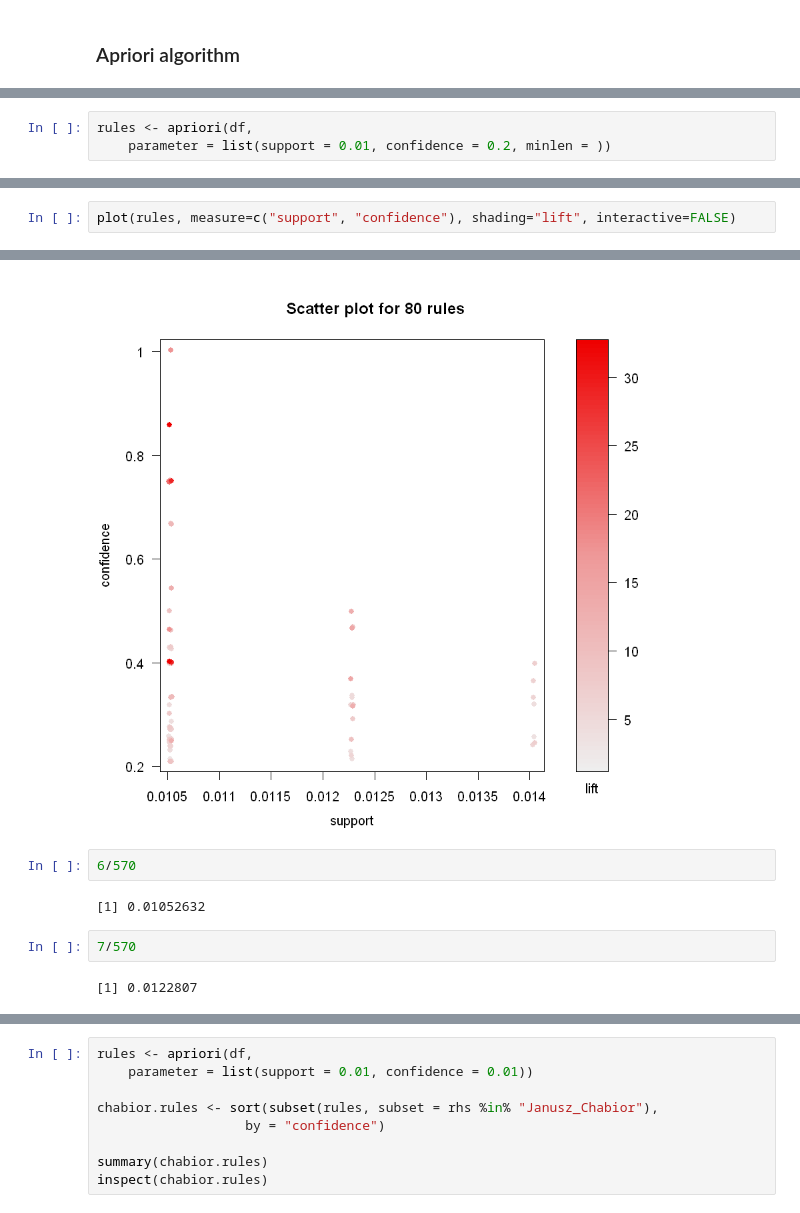
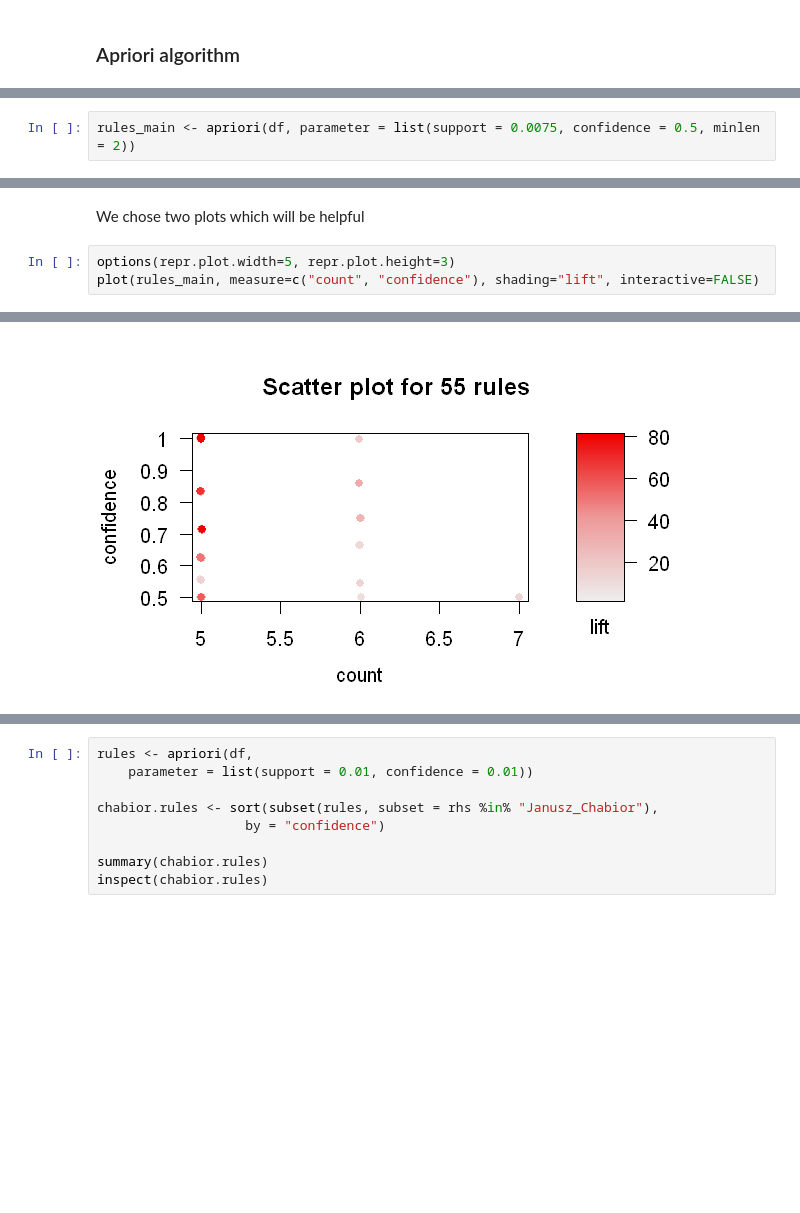
Before and after one commit to michaelwozniak/paper_ul3_wozniak_wrzesinski, a Jupyter notebook: paper_ul3_wozniak_wrzesinski.ipynb, the cells around one changed output, grey strips where cells are left out. Saved outputs shown, nothing was run; the diff lists cells and outputs as text; blank space fills up the shorter version.

Commit message:
Plots add

```diff
--- a/paper_ul3_wozniak_wrzesinski.ipynb
+++ b/paper_ul3_wozniak_wrzesinski.ipynb
@@ -459,6 +464,5 @@ result[result$value !=0, c("itemset","count","closure")]
 # %%
-rules <- apriori(df,
-    parameter = list(support = 0.01, confidence = 0.2, minlen = ))
+rules_main <- apriori(df, parameter = list(support = 0.0075, confidence = 0.5, minlen = 2))
 # %% [output]
 Apriori
 
@@ -580,3 +566,6 @@ inspect(head(sort(rules, by ="count"),5))
+# %% [markdown]
+We chose two plots which will be helpful
 # %%
-plot(rules, measure=c("support", "confidence"), shading="lift", interactive=FALSE)
+options(repr.plot.width=5, repr.plot.height=3)
+plot(rules_main, measure=c("count", "confidence"), shading="lift", interactive=FALSE)
 # %% [output]
@@ -585,9 +573 @@ Warning message in plot.rules(rules, measure = c("support", "confidence"), shadi
-[figure, old version]
+[figure, new version]
-# %%
-6/570
-# %% [output]
-[1] 0.01052632
-# %%
-7/570
-# %% [output]
-[1] 0.0122807
```
Also changed, not shown: parts of 18 cells of this notebook.
